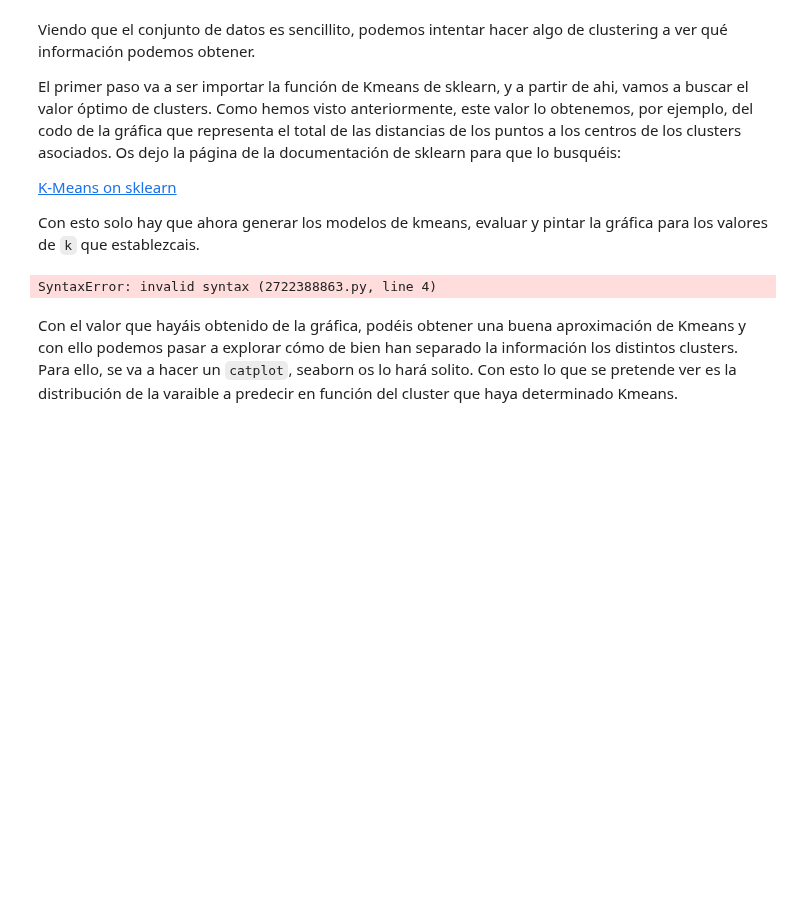
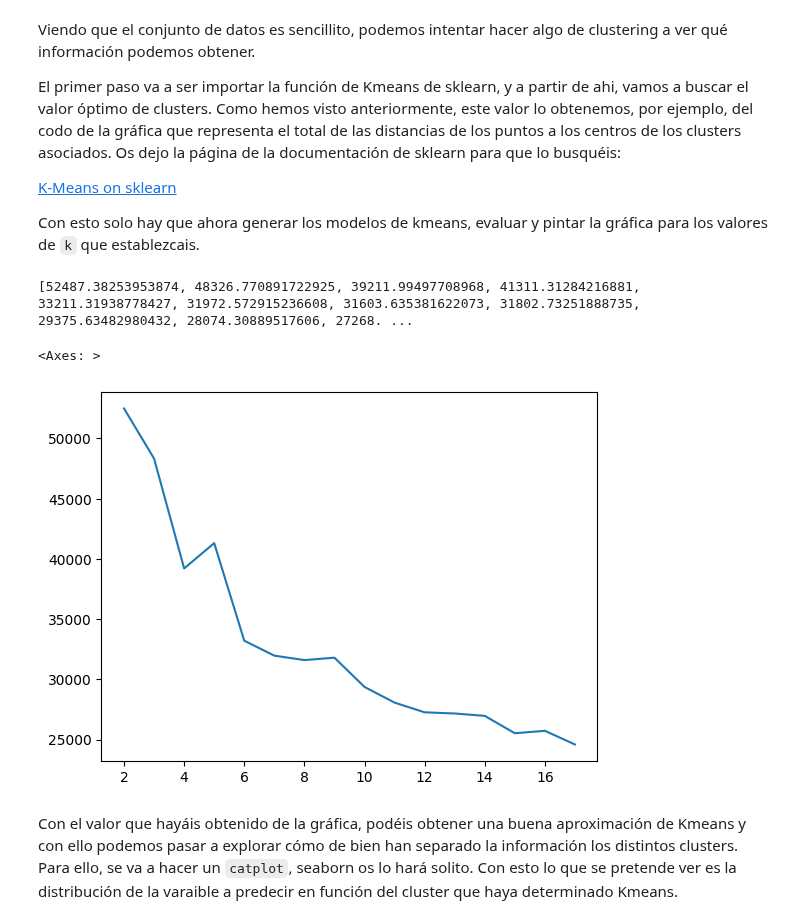
Before and after one commit to xtorres10/ml_ul_pca, a Jupyter notebook: S4_Clustering_PCA.ipynb, the cells around one changed output. Drawn from its saved outputs; the diff is of its cells as text; code cells hidden in the pictures; blank space fills up the shorter version.

Commit message:
Clustering ok

```diff
--- a/S4_Clustering_PCA.ipynb
+++ b/S4_Clustering_PCA.ipynb
@@ -394,16 +394,23 @@ Con esto solo hay que ahora generar los modelos de kmeans, evaluar y pintar la g
 # %%
 from sklearn.cluster import KMeans
 
 scores = []
-k_values = # definir un rango
+k_values = range(2, 18)# definir un rango
 for a in k_values:
 
     # Definir Kmeans y ajustar
+	kmeans = KMeans(n_clusters=a)
+	kmeans = kmeans.fit(X_train, y_train)
     # Guardar la predicción
+	scores.append(kmeans.inertia_)
+
+print(scores)
 
 sns.lineplot(x=k_values, y=scores)
 # %% [output]
-SyntaxError: invalid syntax (2722388863.py, line 4)
+[52487.38253953874, 48326.770891722925, 39211.99497708968, 41311.31284216881, 33211.31938778427, 31972.572915236608, 31603.635381622073, 31802.73251888735, 29375.63482980432, 28074.30889517606, 27268. ...
+<Axes: >
+[figure, added]
 # %% [markdown]
 Con el valor que hayáis obtenido de la gráfica, podéis obtener una buena aproximación de Kmeans y con ello podemos pasar a explorar cómo de bien han separado la información los distintos clusters. Para ello, se va a hacer un ``catplot``, seaborn os lo hará solito. Con esto lo que se pretende ver es la distribución de la varaible a predecir en función del cluster que haya determinado Kmeans.
 # %%
```
Also changed, not shown: parts of 5 cells of this notebook.
